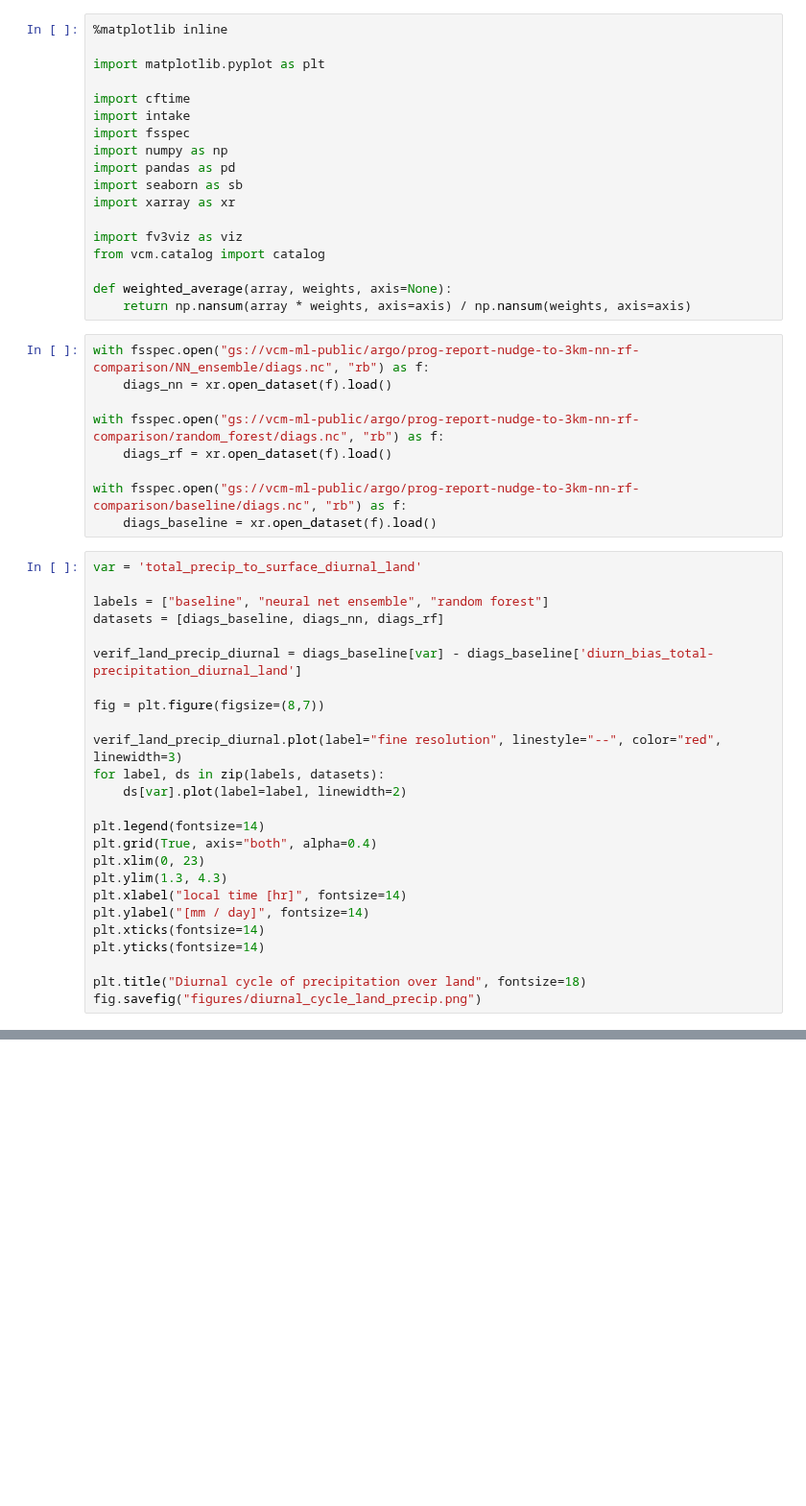
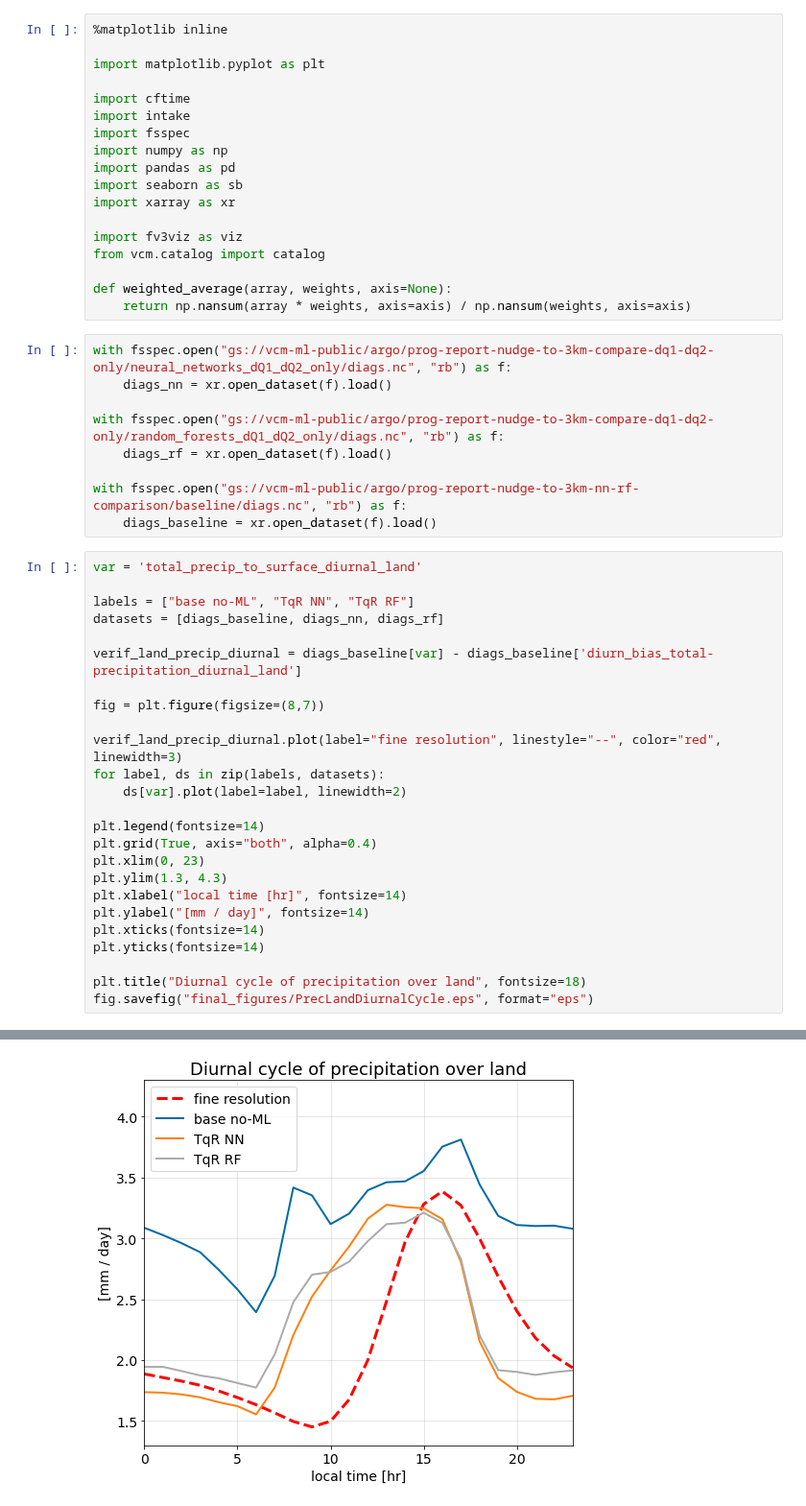
Before and after one commit to ai2cm/nudge-to-fine-3km-manuscript-workflow, a Jupyter notebook: notebooks/diurnal-cycle.ipynb, the cells around one changed output, grey strips where cells are left out. Shown at 96% size. Cells and saved outputs as stored; diff of their text form; blank space fills up the shorter version.

Commit message:
save figures with final manuscript names

```diff
--- a/notebooks/diurnal-cycle.ipynb
+++ b/notebooks/diurnal-cycle.ipynb
@@ -17,10 +17,10 @@ from vcm.catalog import catalog
 def weighted_average(array, weights, axis=None):
     return np.nansum(array * weights, axis=axis) / np.nansum(weights, axis=axis)
 # %%
-with fsspec.open("gs://vcm-ml-public/argo/prog-report-nudge-to-3km-nn-rf-comparison/NN_ensemble/diags.nc", "rb") as f:
+with fsspec.open("gs://vcm-ml-public/argo/prog-report-nudge-to-3km-compare-dq1-dq2-only/neural_networks_dQ1_dQ2_only/diags.nc", "rb") as f:
     diags_nn = xr.open_dataset(f).load()
 
-with fsspec.open("gs://vcm-ml-public/argo/prog-report-nudge-to-3km-nn-rf-comparison/random_forest/diags.nc", "rb") as f:
+with fsspec.open("gs://vcm-ml-public/argo/prog-report-nudge-to-3km-compare-dq1-dq2-only/random_forests_dQ1_dQ2_only/diags.nc", "rb") as f:
     diags_rf = xr.open_dataset(f).load()
 
 with fsspec.open("gs://vcm-ml-public/argo/prog-report-nudge-to-3km-nn-rf-comparison/baseline/diags.nc", "rb") as f:
@@ -28,7 +28,7 @@ with fsspec.open("gs://vcm-ml-public/argo/prog-report-nudge-to-3km-nn-rf-compari
 # %%
 var = 'total_precip_to_surface_diurnal_land'
 
-labels = ["baseline", "neural net ensemble", "random forest"]
+labels = ["base no-ML", "TqR NN", "TqR RF"]
 datasets = [diags_baseline, diags_nn, diags_rf]
 
 verif_land_precip_diurnal = diags_baseline[var] - diags_baseline['diurn_bias_total-precipitation_diurnal_land']
@@ -49,4 +49,5 @@ plt.xticks(fontsize=14)
 plt.yticks(fontsize=14)
 
 plt.title("Diurnal cycle of precipitation over land", fontsize=18)
-fig.savefig("figures/diurnal_cycle_land_precip.png")
+fig.savefig("final_figures/PrecLandDiurnalCycle.eps", format="eps")
+# %% [output]
@@ -52,0 +67 @@ fig.savefig("figures/diurnal_cycle_land_precip.png")
+[figure, added]
```
Also changed, not shown: parts of 1 cell of this notebook, 2 other files.
